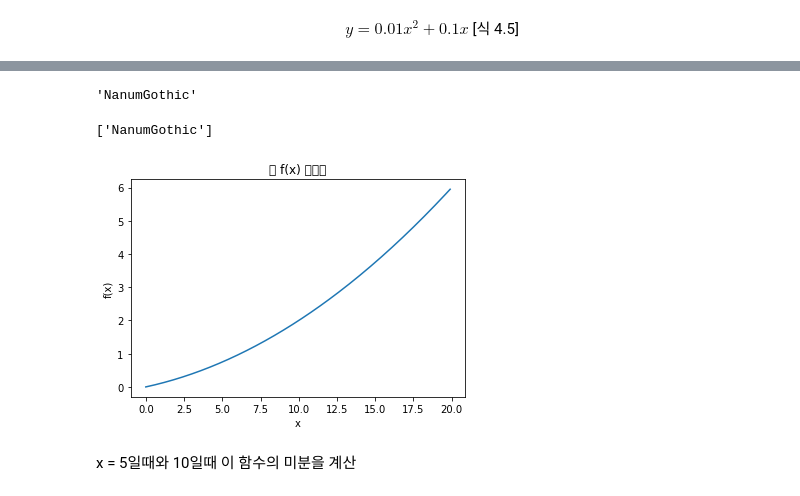
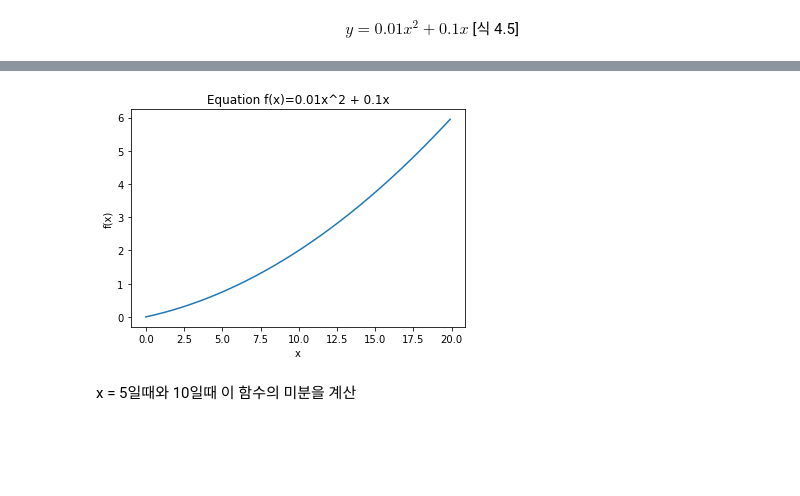
Before and after one commit to lsjhome/self-study-deep-learning-from-scratch, a Jupyter notebook: DLFS_CHAPTER_04.ipynb, the cells around one changed output, grey strips where cells are left out. Cells and saved outputs as stored; diff of their text form; code cells hidden in the pictures; blank space fills up the shorter version.

```diff
--- a/DLFS_CHAPTER_04.ipynb
+++ b/DLFS_CHAPTER_04.ipynb
@@ -223,2 +237,0 @@ import matplotlib
-# %%
-matplotlib.rcParams['font.family']
@@ -260,4 +237,0 @@ matplotlib.font_manager.findfont('/usr/share/fonts/NanumFont/NanumGothic.ttf')
-# %%
-font_name
-# %% [output]
-'NanumGothic'
@@ -266,17 +238,13 @@ matplotlib.rc('font', family=font_name)
-# %%
-matplotlib.rcParams['font.family']
-# %% [output]
-['NanumGothic']
 # %%
 x = np.arange(0.0, 20.0, 0.1) # 0에서 20까지 0.1 간격의 배열 x를 만든다.
 y = function_1(x)
 plt.xlabel("x")
 plt.ylabel("f(x)")
-plt.title("식 f(x) 그래프")
+plt.title("Equation f(x)=0.01x^2 + 0.1x")
 plt.plot(x, y)
 plt.show()
 # %% [output]
-[figure, old version]
+[figure, new version]
 # %% [markdown]
 x = 5일때와 10일때 이 함수의 미분을 계산
 # %%
```
Also changed, not shown: parts of 43 cells of this notebook, 11 other files.
